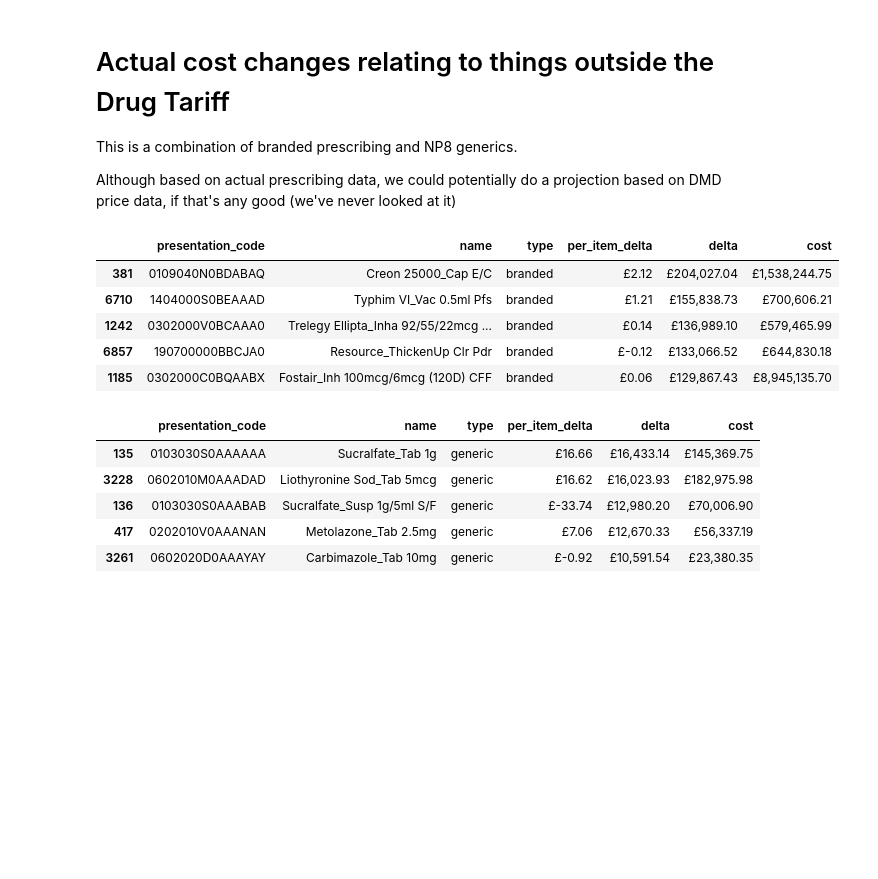
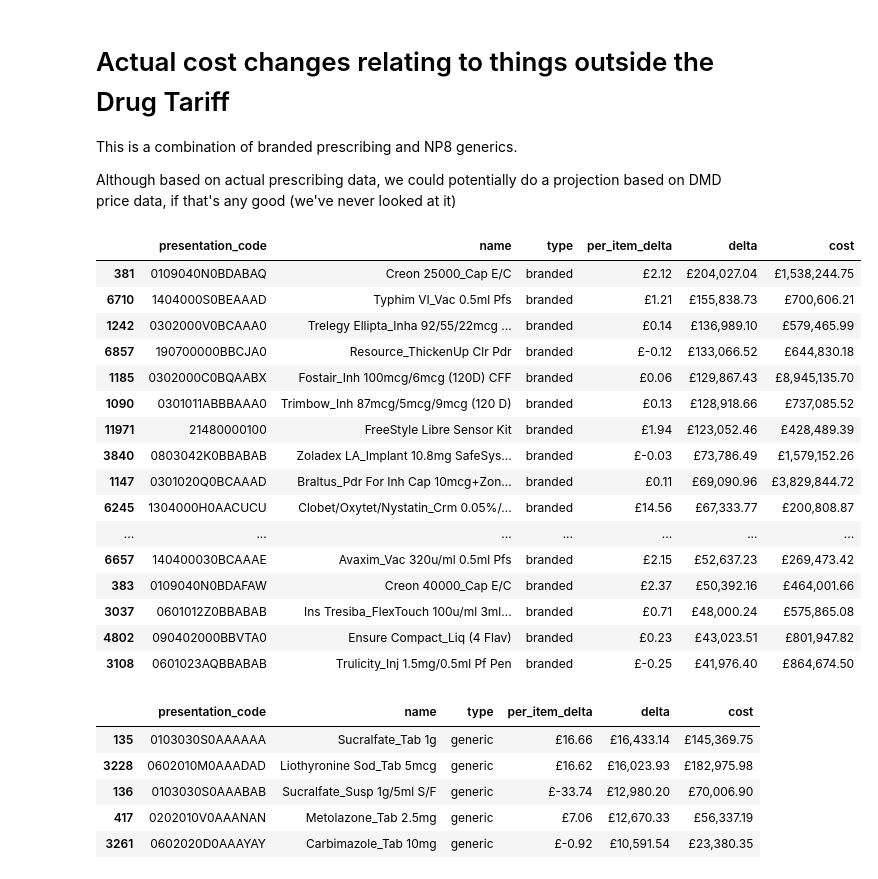
Before and after one commit to ebmdatalab/priceshocks, a Jupyter notebook: notebooks/sketch.ipynb, the cells around one changed output. Drawn from its saved outputs; the diff is of its cells as text; code cells hidden in the pictures; blank space fills up the shorter version.

```diff
--- a/notebooks/sketch.ipynb
+++ b/notebooks/sketch.ipynb
@@ -72,14 +89,25 @@ df3 = pd.read_sql_query(
     sql, con)
 # %%
 # Top NP8 / branded price changes
-df3.sort_values('delta', ascending=False).head()
+df3.sort_values('delta', ascending=False).head(20)
 # %% [output]
 |  | presentation_code | name | type | per_item_delta | delta | cost |
 | 381 | 0109040N0BDABAQ | Creon 25000_Cap E/C | branded | £2.12 | £204,027.04 | £1,538,244.75 |
 | 6710 | 1404000S0BEAAAD | Typhim VI_Vac 0.5ml Pfs | branded | £1.21 | £155,838.73 | £700,606.21 |
 | 1242 | 0302000V0BCAAA0 | Trelegy Ellipta_Inha 92/55/22mcg ... | branded | £0.14 | £136,989.10 | £579,465.99 |
 | 6857 | 190700000BBCJA0 | Resource_ThickenUp Clr Pdr | branded | £-0.12 | £133,066.52 | £644,830.18 |
 | 1185 | 0302000C0BQAABX | Fostair_Inh 100mcg/6mcg (120D) CFF | branded | £0.06 | £129,867.43 | £8,945,135.70 |
+| 1090 | 0301011ABBBAAA0 | Trimbow_Inh 87mcg/5mcg/9mcg (120 D) | branded | £0.13 | £128,918.66 | £737,085.52 |
+| 11971 | 21480000100 | FreeStyle Libre Sensor Kit | branded | £1.94 | £123,052.46 | £428,489.39 |
+| 3840 | 0803042K0BBABAB | Zoladex LA_Implant 10.8mg SafeSys... | branded | £-0.03 | £73,786.49 | £1,579,152.26 |
+| 1147 | 0301020Q0BCAAAD | Braltus_Pdr For Inh Cap 10mcg+Zon... | branded | £0.11 | £69,090.96 | £3,829,844.72 |
+| 6245 | 1304000H0AACUCU | Clobet/Oxytet/Nystatin_Crm 0.05%/... | branded | £14.56 | £67,333.77 | £200,808.87 |
+| ... | ... | ... | ... | ... | ... | ... |
+| 6657 | 140400030BCAAAE | Avaxim_Vac 320u/ml 0.5ml Pfs | branded | £2.15 | £52,637.23 | £269,473.42 |
+| 383 | 0109040N0BDAFAW | Creon 40000_Cap E/C | branded | £2.37 | £50,392.16 | £464,001.66 |
+| 3037 | 0601012Z0BBABAB | Ins Tresiba_FlexTouch 100u/ml 3ml... | branded | £0.71 | £48,000.24 | £575,865.08 |
+| 4802 | 090402000BBVTA0 | Ensure Compact_Liq (4 Flav) | branded | £0.23 | £43,023.51 | £801,947.82 |
+| 3108 | 0601023AQBBABAB | Trulicity_Inj 1.5mg/0.5ml Pf Pen | branded | £-0.25 | £41,976.40 | £864,674.50 |
 # %%
 # The same, but just NP8 generics
 df3[df3.type == 'generic'].sort_values('delta', ascending=False).head()
```
Also changed, not shown: parts of 5 cells of this notebook, 2 other files.
